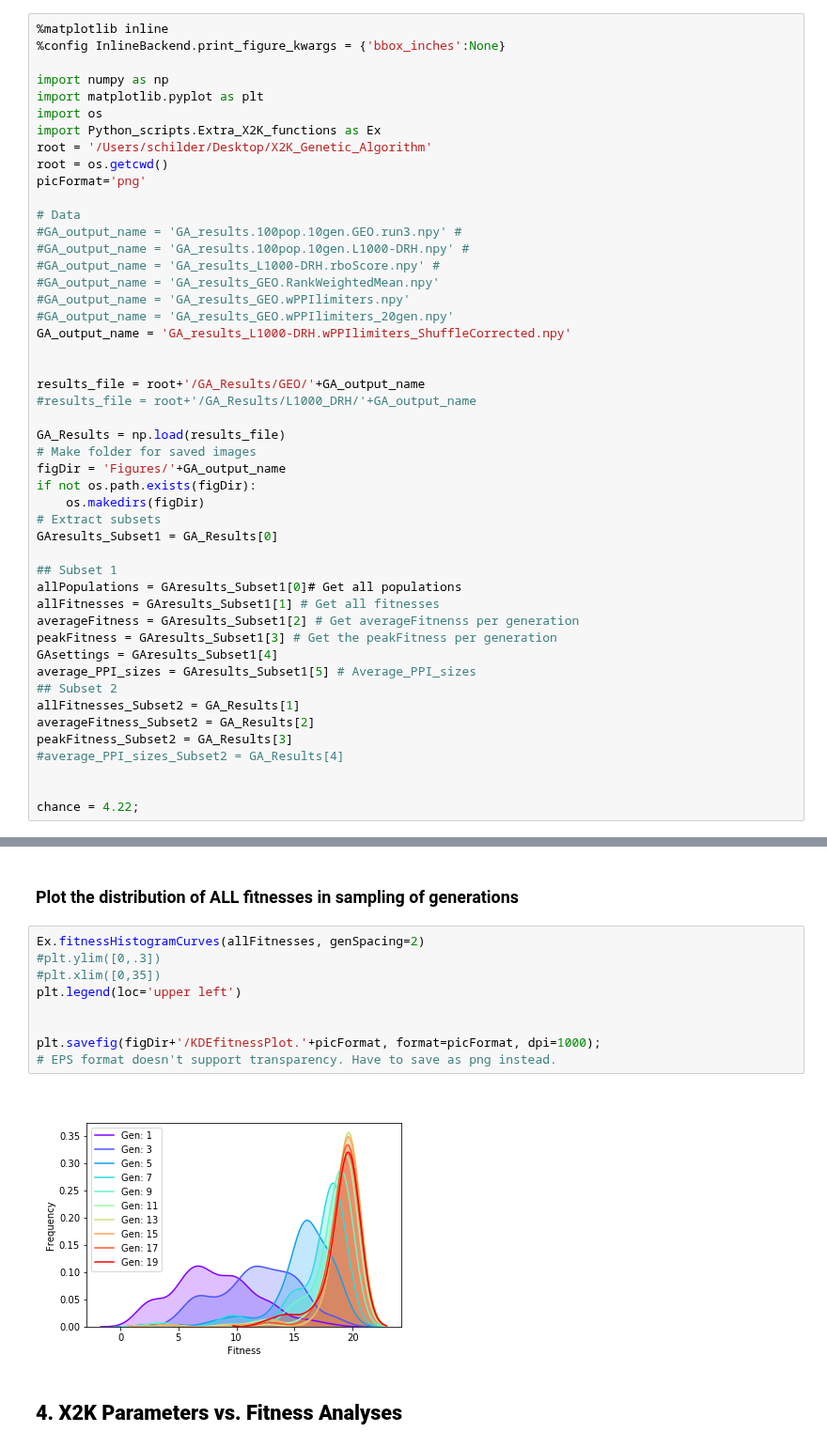
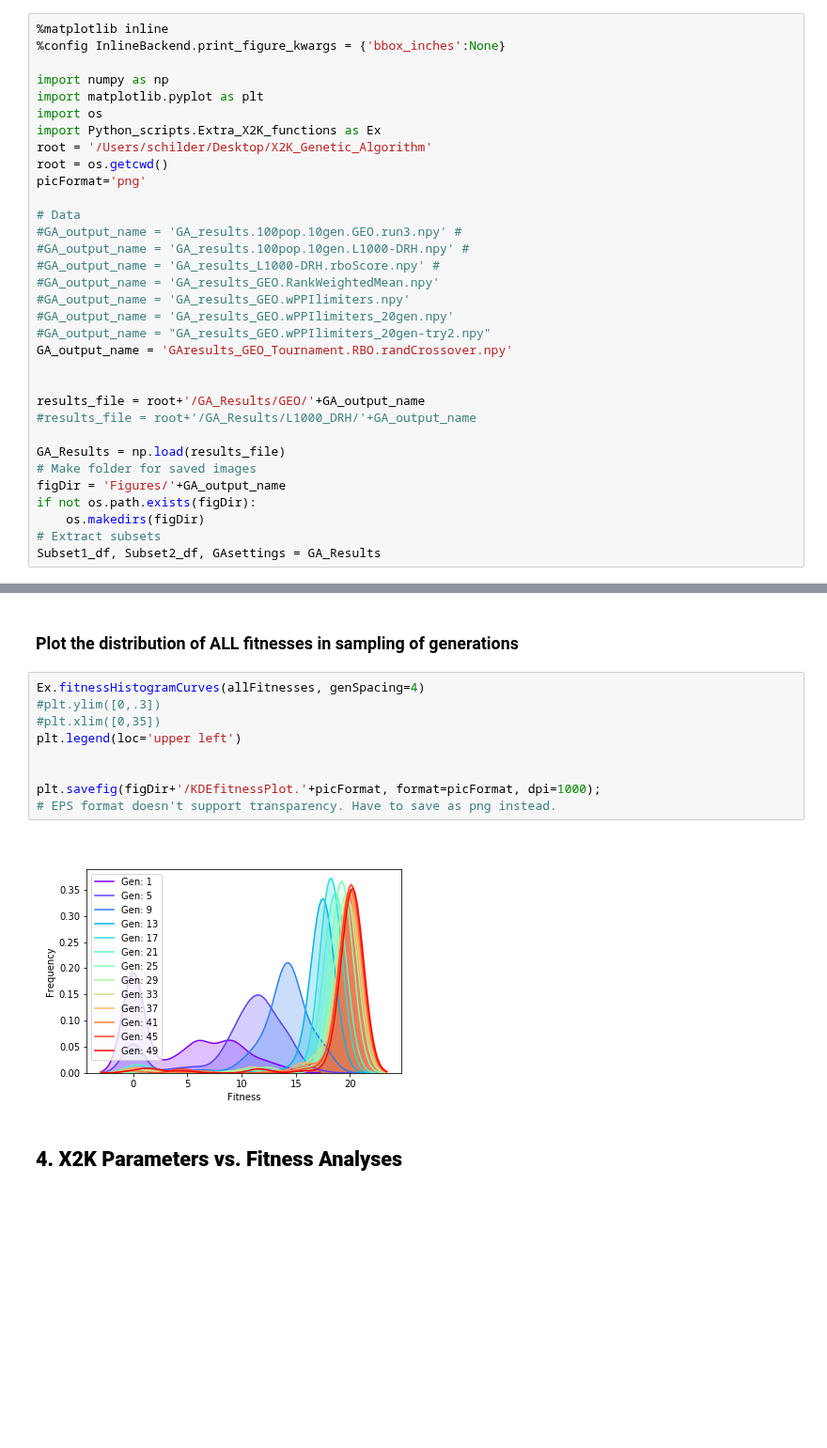
Before and after one commit to MaayanLab/X2K_Genetic_Algorithm, a Jupyter notebook: Python_scripts/GA_Results_Notebook.ipynb, the cells around one changed output, grey strips where cells are left out. Shown at 94% size. Drawn from its saved outputs; the diff is of its cells as text; blank space fills up the shorter version.

Commit message:
Major update: -Store all results as DFs -Tournament selection -modified RBO -Randomized crossover -Other major formatting

```diff
--- a/Python_scripts/GA_Results_Notebook.ipynb
+++ b/Python_scripts/GA_Results_Notebook.ipynb
@@ -21,7 +21,8 @@ picFormat='png'
 #GA_output_name = 'GA_results_GEO.RankWeightedMean.npy'
 #GA_output_name = 'GA_results_GEO.wPPIlimiters.npy'
 #GA_output_name = 'GA_results_GEO.wPPIlimiters_20gen.npy'
-GA_output_name = 'GA_results_L1000-DRH.wPPIlimiters_ShuffleCorrected.npy'
+#GA_output_name = "GA_results_GEO.wPPIlimiters_20gen-try2.npy"
+GA_output_name = 'GAresults_GEO_Tournament.RBO.randCrossover.npy'
 
 
 results_file = root+'/GA_Results/GEO/'+GA_output_name
@@ -33,20 +34,4 @@ figDir = 'Figures/'+GA_output_name
 if not os.path.exists(figDir):
     os.makedirs(figDir)
 # Extract subsets
-GAresults_Subset1 = GA_Results[0]
-
-## Subset 1
-allPopulations = GAresults_Subset1[0]# Get all populations
-allFitnesses = GAresults_Subset1[1] # Get all fitnesses
-averageFitness = GAresults_Subset1[2] # Get averageFitnenss per generation
-peakFitness = GAresults_Subset1[3] # Get the peakFitness per generation
-GAsettings = GAresults_Subset1[4]
-average_PPI_sizes = GAresults_Subset1[5] # Average_PPI_sizes
-## Subset 2
-allFitnesses_Subset2 = GA_Results[1]
-averageFitness_Subset2 = GA_Results[2]
-peakFitness_Subset2 = GA_Results[3]
-#average_PPI_sizes_Subset2 = GA_Results[4]
-
-
-chance = 4.22;
+Subset1_df, Subset2_df, GAsettings = GA_Results
@@ -238,16 +186,16 @@ plt.savefig(figDir+'/OverfittingPeak.'+picFormat, format=picFormat, dpi=1000);
 # %% [markdown]
 ### Plot the distribution of ALL fitnesses in sampling of generations
 # %%
-Ex.fitnessHistogramCurves(allFitnesses, genSpacing=2)
+Ex.fitnessHistogramCurves(allFitnesses, genSpacing=4)
 #plt.ylim([0,.3])
 #plt.xlim([0,35])
 plt.legend(loc='upper left')
 
 
 plt.savefig(figDir+'/KDEfitnessPlot.'+picFormat, format=picFormat, dpi=1000);
 # EPS format doesn't support transparency. Have to save as png instead.
 # %% [output]
-[figure, old version]
+[figure, new version]
 # %% [markdown]
 ## __4. X2K Parameters vs. Fitness Analyses__
 # %% [markdown]
```
Also changed, not shown: parts of 8 cells of this notebook, 17 other files.
